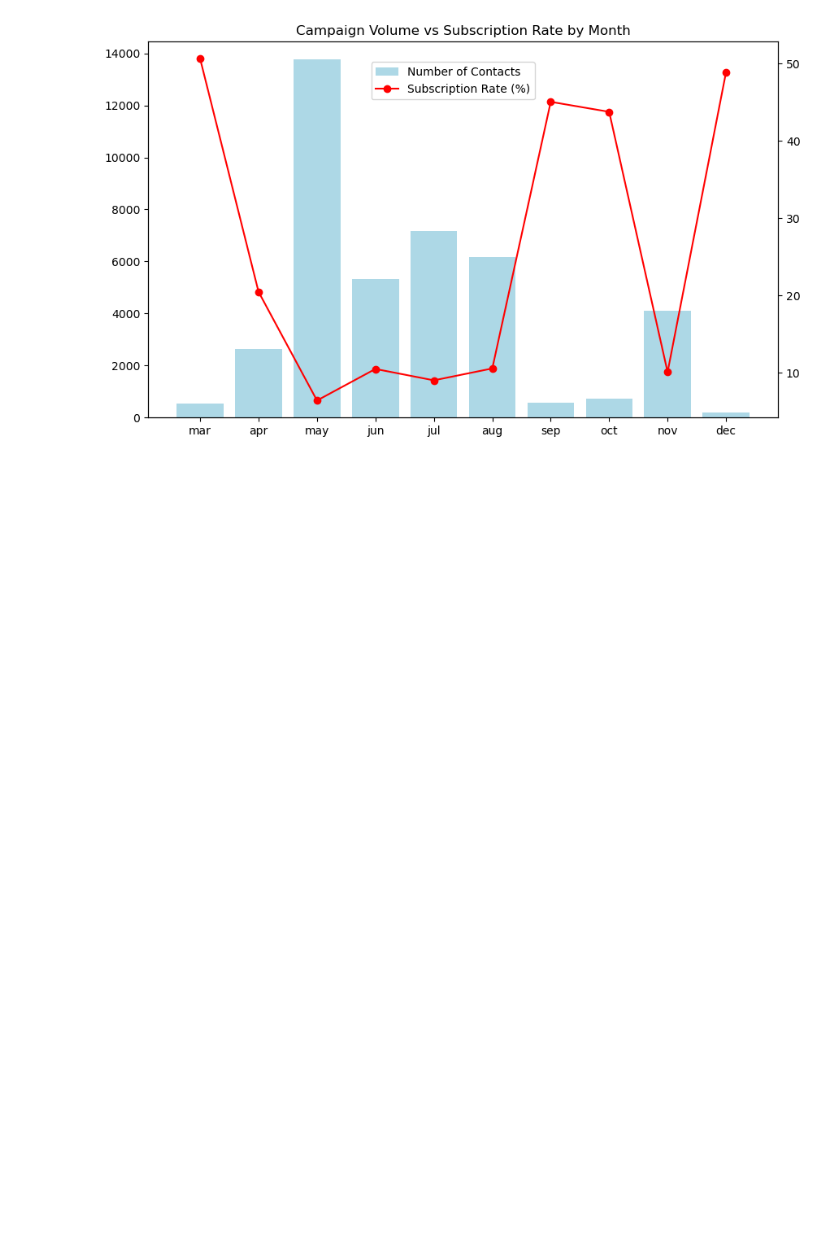
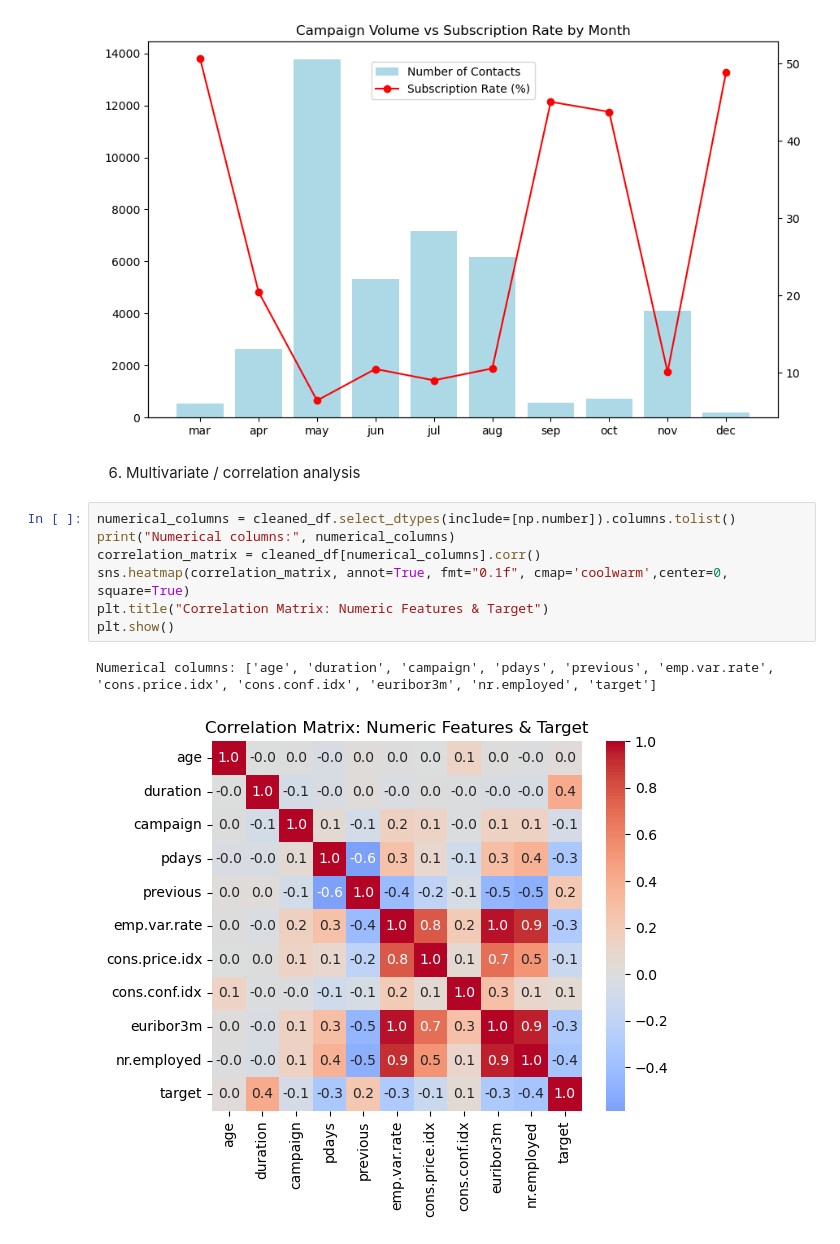
Before and after one commit to trungsyd2409/_Statistical_Think_Assigment1, a Jupyter notebook: main.ipynb, the cells around one changed output. Drawn from its saved outputs; the diff is of its cells as text; blank space fills up the shorter version.

Commit message:
complete multivariate analysis

```diff
--- a/main.ipynb
+++ b/main.ipynb
@@ -236,3 +236,15 @@ ax.set_title("Campaign Volume vs Subscription Rate by Month")
 plt.show()
 # %% [output]
 [figure]
+# %% [markdown]
+6. Multivariate / correlation analysis
+# %%
+numerical_columns = cleaned_df.select_dtypes(include=[np.number]).columns.tolist()
+print("Numerical columns:", numerical_columns)
+correlation_matrix = cleaned_df[numerical_columns].corr()
+sns.heatmap(correlation_matrix, annot=True, fmt="0.1f", cmap='coolwarm',center=0, square=True)
+plt.title("Correlation Matrix: Numeric Features & Target")
+plt.show()
+# %% [output]
+Numerical columns: ['age', 'duration', 'campaign', 'pdays', 'previous', 'emp.var.rate', 'cons.price.idx', 'cons.conf.idx', 'euribor3m', 'nr.employed', 'target']
+[figure, added]
```
